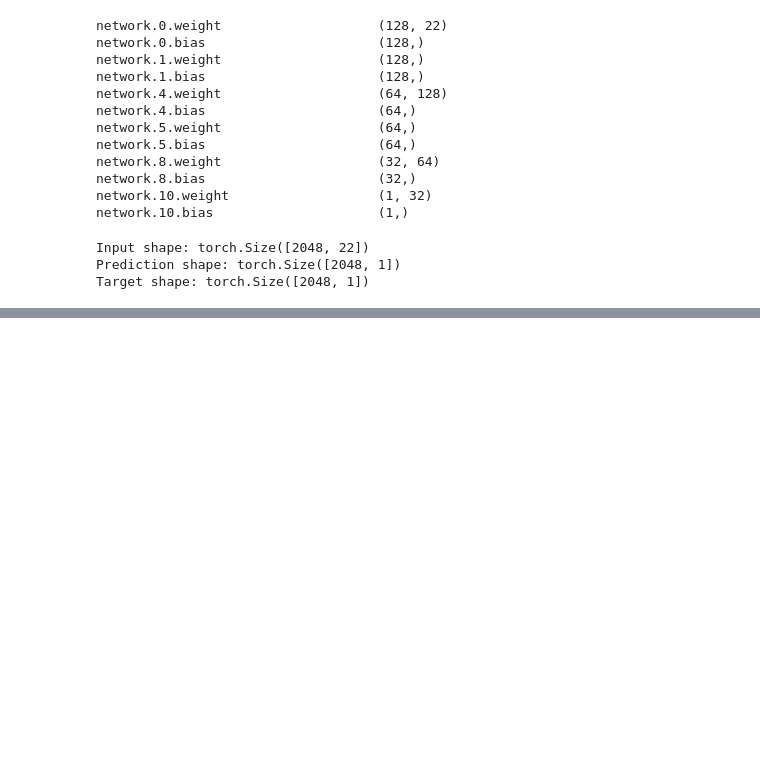
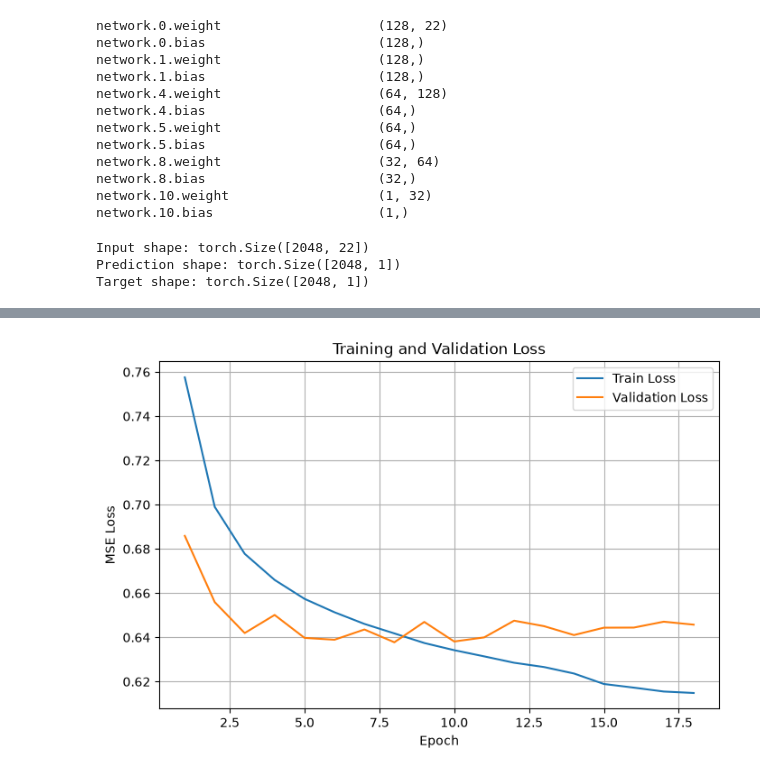
Before and after one commit to dmurray-data/deep-learning-tabular, a Jupyter notebook: notebooks/06_pytorch_neural_network.ipynb, the cells around one changed output, grey strips where cells are left out. Cells and saved outputs as stored; diff of their text form; code cells hidden in the pictures; blank space fills up the shorter version.

Commit message:
first gpu training run, and inspection of fitting results

```diff
--- a/notebooks/06_pytorch_neural_network.ipynb
+++ b/notebooks/06_pytorch_neural_network.ipynb
@@ -554,3 +554,17 @@ print("Target shape:", yb.shape)
 Input shape: torch.Size([2048, 22])
 Prediction shape: torch.Size([2048, 1])
 Target shape: torch.Size([2048, 1])
+# %%
+# train the neural network
+
+model, history = train_model(
+    model=model,
+    train_loader=train_loader,
+    val_loader=val_loader,
+    criterion=criterion,
+    optimizer=optimizer,
+    scheduler=scheduler,
+    device=device,
+    max_epochs=max_epochs,
+    early_stopping_patience=early_stopping_patience
+)
@@ -556,0 +589,19 @@ Target shape: torch.Size([2048, 1])
+# %%
+# inspect training and validation loss
+
+import matplotlib.pyplot as plt
+
+epochs = range(1, len(history["train_loss"]) + 1)
+
+plt.figure(figsize=(8, 5))
+plt.plot(epochs, history["train_loss"], label="Train Loss")
+plt.plot(epochs, history["val_loss"], label="Validation Loss")
+
+plt.xlabel("Epoch")
+plt.ylabel("MSE Loss")
+plt.title("Training and Validation Loss")
+plt.legend()
+plt.grid(True)
+plt.show()
+# %% [output]
+[figure, added]
```
Also changed, not shown: parts of 1 cell of this notebook.
